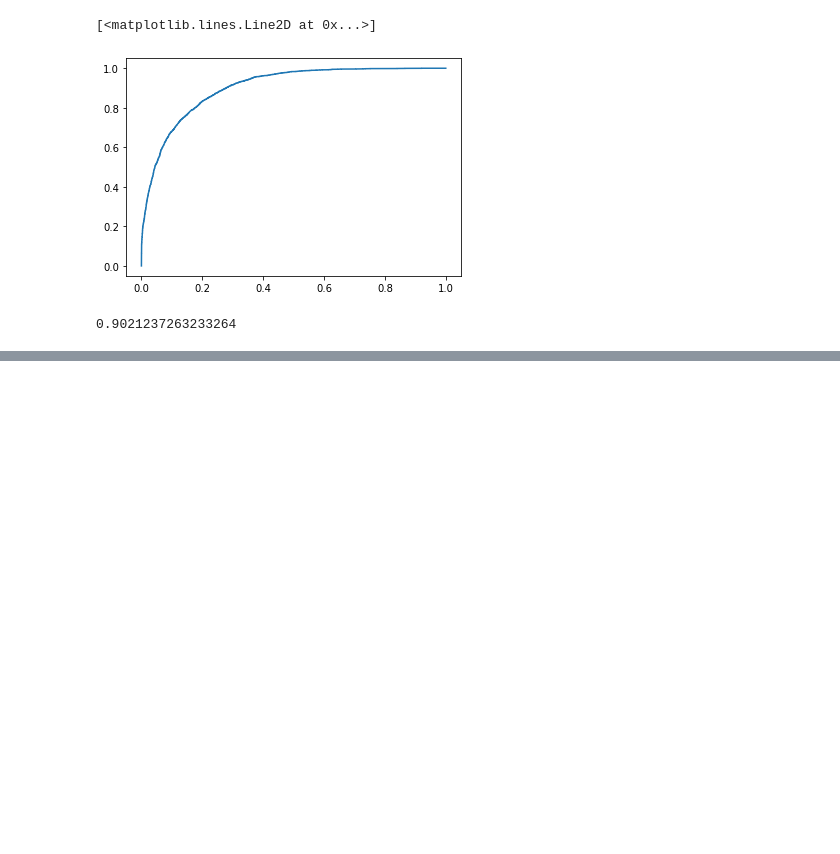
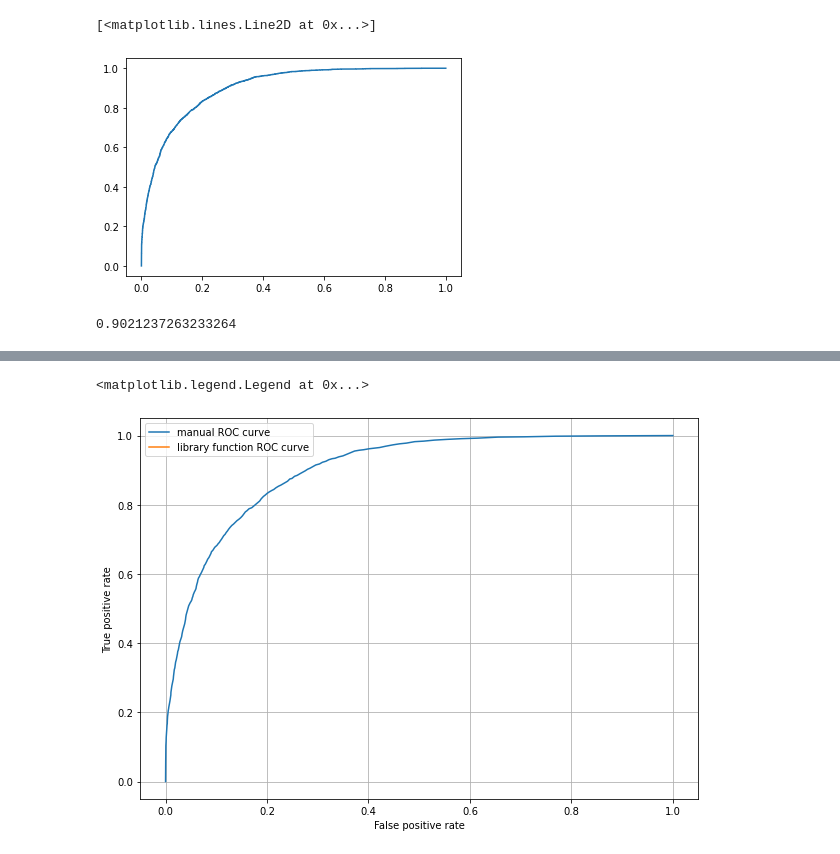
Before and after one commit to MS-max914/MS_DS, a Jupyter notebook: ML/lesson_4/1Untitled.ipynb, the cells around one changed output, grey strips where cells are left out. Drawn from its saved outputs; the diff is of its cells as text; code cells hidden in the pictures; blank space fills up the shorter version.

```diff
--- a/ML/lesson_4/1Untitled.ipynb
+++ b/ML/lesson_4/1Untitled.ipynb
@@ -246,0 +246,11 @@ precision
+# %%
+plt.figure(figsize=(10,7))
+plt.grid()
+plt.plot(fpr_list,tpr_list, label='manual ROC curve')
+plt.plot( fpr, tpr, label='library function ROC curve')
+plt.xlabel('False positive rate')
+plt.ylabel('True positive rate')
+plt.legend()
+# %% [output]
+<matplotlib.legend.Legend at 0x...>
+[figure, added]
```
Also changed, not shown: parts of 12 cells of this notebook.
